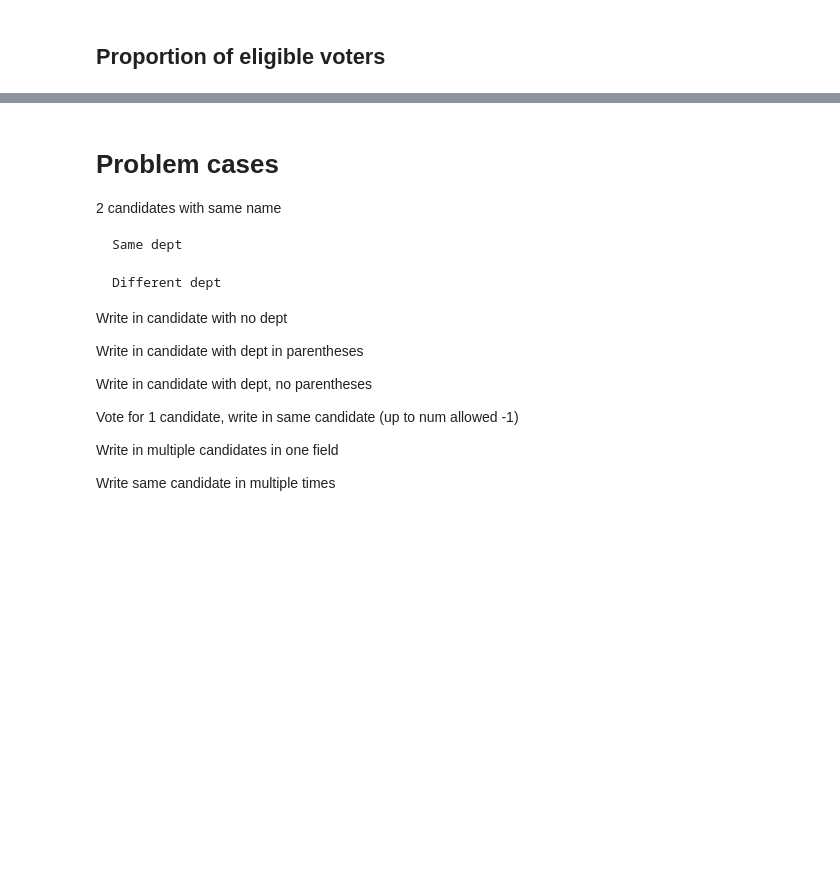
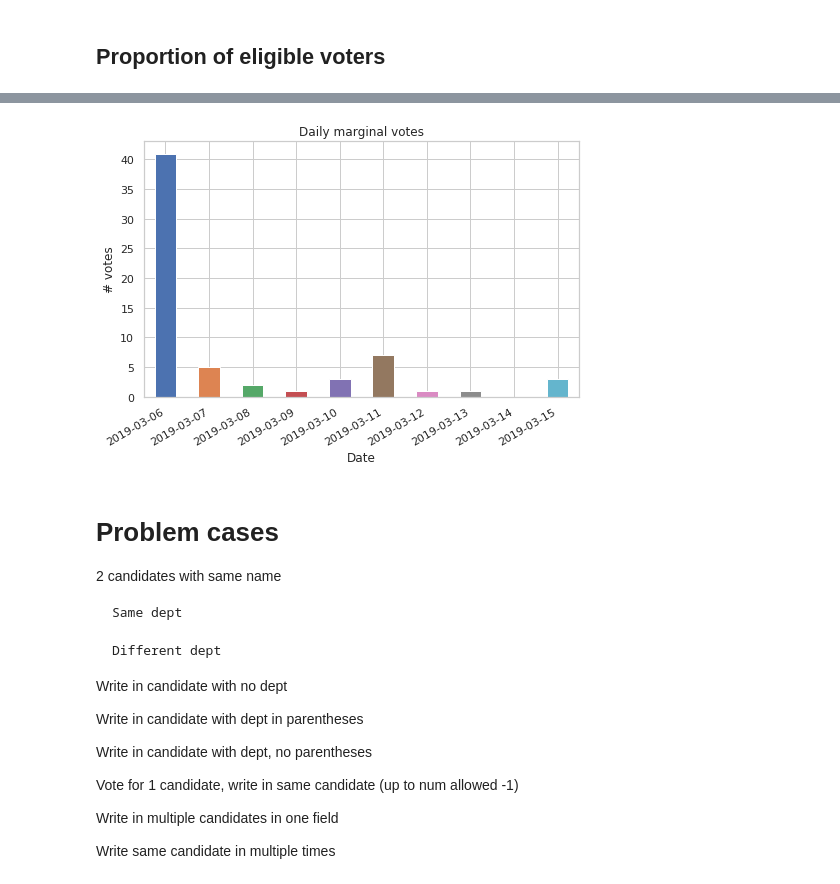
Before and after one commit to AdamSwenson/csun-election-management, a Jupyter notebook: notebooks/2019 Senate Election Management Tools.ipynb, the cells around one changed output, grey strips where cells are left out. Drawn from its saved outputs; the diff is of its cells as text; code cells hidden in the pictures; blank space fills up the shorter version.

```diff
--- a/notebooks/2019 Senate Election Management Tools.ipynb
+++ b/notebooks/2019 Senate Election Management Tools.ipynb
@@ -545,3 +679,7 @@ fig.tight_layout()
+# %%
+plot_daily_marginal(sc_data)
+# %% [output]
+[figure, added]
 # %%
 i = 0
 for v in d.resample('D')['ResponseId'].count():
```
Also changed, not shown: parts of 97 cells of this notebook, 5 other files.
